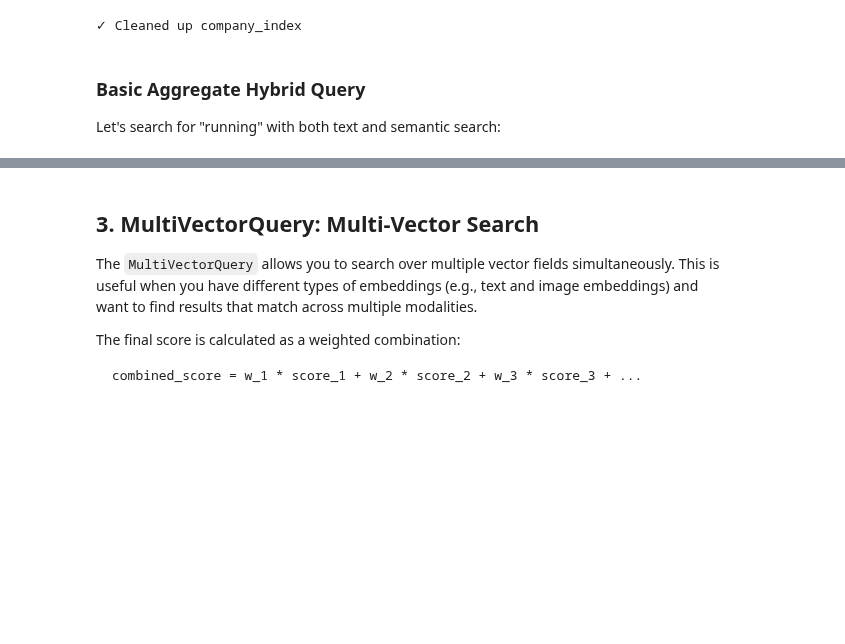
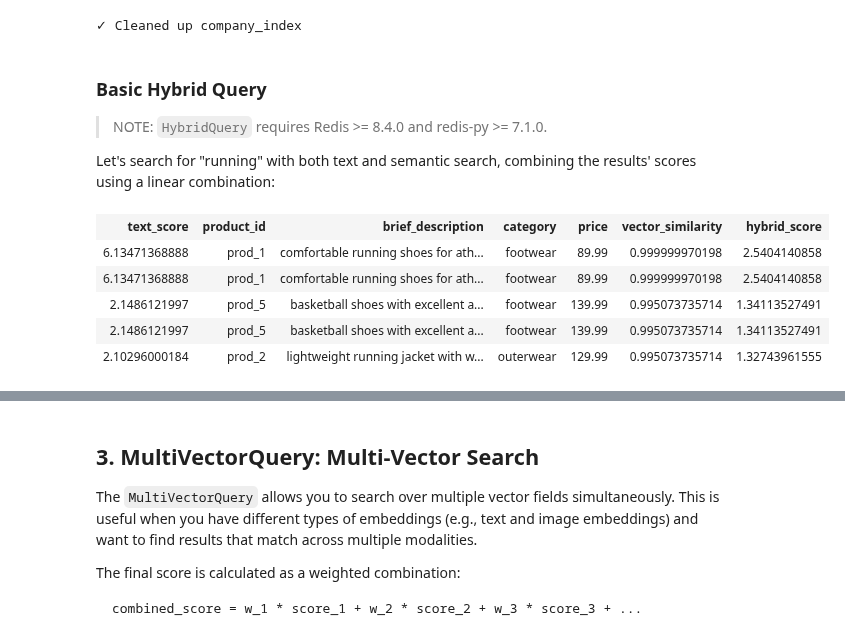
Before and after one commit to redis/redis-vl-python, a Jupyter notebook: docs/user_guide/11_advanced_queries.ipynb, the cells around one changed output, grey strips where cells are left out. Cells and saved outputs as stored; diff of their text form; code cells hidden in the pictures; blank space fills up the shorter version.

```diff
--- a/docs/user_guide/11_advanced_queries.ipynb
+++ b/docs/user_guide/11_advanced_queries.ipynb
@@ -343,0 +341,10 @@ Where `alpha` controls the balance between vector and text search (default: 0.7)
+# %%
+from packaging.version import Version
+
+from redis import __version__ as _redis_py_version
+
+redis_py_version = Version(_redis_py_version)
+redis_version = Version(index.client.info()["redis_version"])
+
+HYBRID_SEARCH_AVAILABLE = redis_version >= Version("8.4.0") and redis_py_version >= Version("7.1.0")
+print(HYBRID_SEARCH_AVAILABLE)
@@ -483,6 +492,38 @@ print("✓ Cleaned up company_index")
 # %% [output]
 ✓ Cleaned up company_index
 # %% [markdown]
-### Basic Aggregate Hybrid Query
+### Basic Hybrid Query
 
-Let's search for "running" with both text and semantic search:
+> NOTE: `HybridQuery` requires Redis >= 8.4.0 and redis-py >= 7.1.0.
+
+Let's search for "running" with both text and semantic search, combining the results' scores using a linear combination:
+# %%
+if HYBRID_SEARCH_AVAILABLE:
+    from redisvl.query import HybridQuery
+
+    # Create a hybrid query
+    hybrid_query = HybridQuery(
+        text="running shoes",
+        text_field_name="brief_description",
+        vector=[0.1, 0.2, 0.1],  # Query vector
+        vector_field_name="text_embedding",
+        return_fields=["product_id", "brief_description", "category", "price"],
+        num_results=5,
+        yield_text_score_as="text_score",
+        yield_vsim_score_as="vector_similarity",
+        combination_method="LINEAR",
+        yield_combined_score_as="hybrid_score",
+    )
+
+    results = index.query(hybrid_query)
+    result_print(results)
+
+else:
+    print("Hybrid search is not available in this version of Redis/redis-py.")
+# %% [output]
+| text_score | product_id | brief_description | category | price | vector_similarity | hybrid_score |
+| 6.13471368888 | prod_1 | comfortable running shoes for ath... | footwear | 89.99 | 0.999999970198 | 2.5404140858 |
+| 6.13471368888 | prod_1 | comfortable running shoes for ath... | footwear | 89.99 | 0.999999970198 | 2.5404140858 |
+| 2.1486121997 | prod_5 | basketball shoes with excellent a... | footwear | 139.99 | 0.995073735714 | 1.34113527491 |
+| 2.1486121997 | prod_5 | basketball shoes with excellent a... | footwear | 139.99 | 0.995073735714 | 1.34113527491 |
+| 2.10296000184 | prod_2 | lightweight running jacket with w... | outerwear | 129.99 | 0.995073735714 | 1.32743961555 |
```
Also changed, not shown: parts of 36 cells of this notebook, 15 other files.
